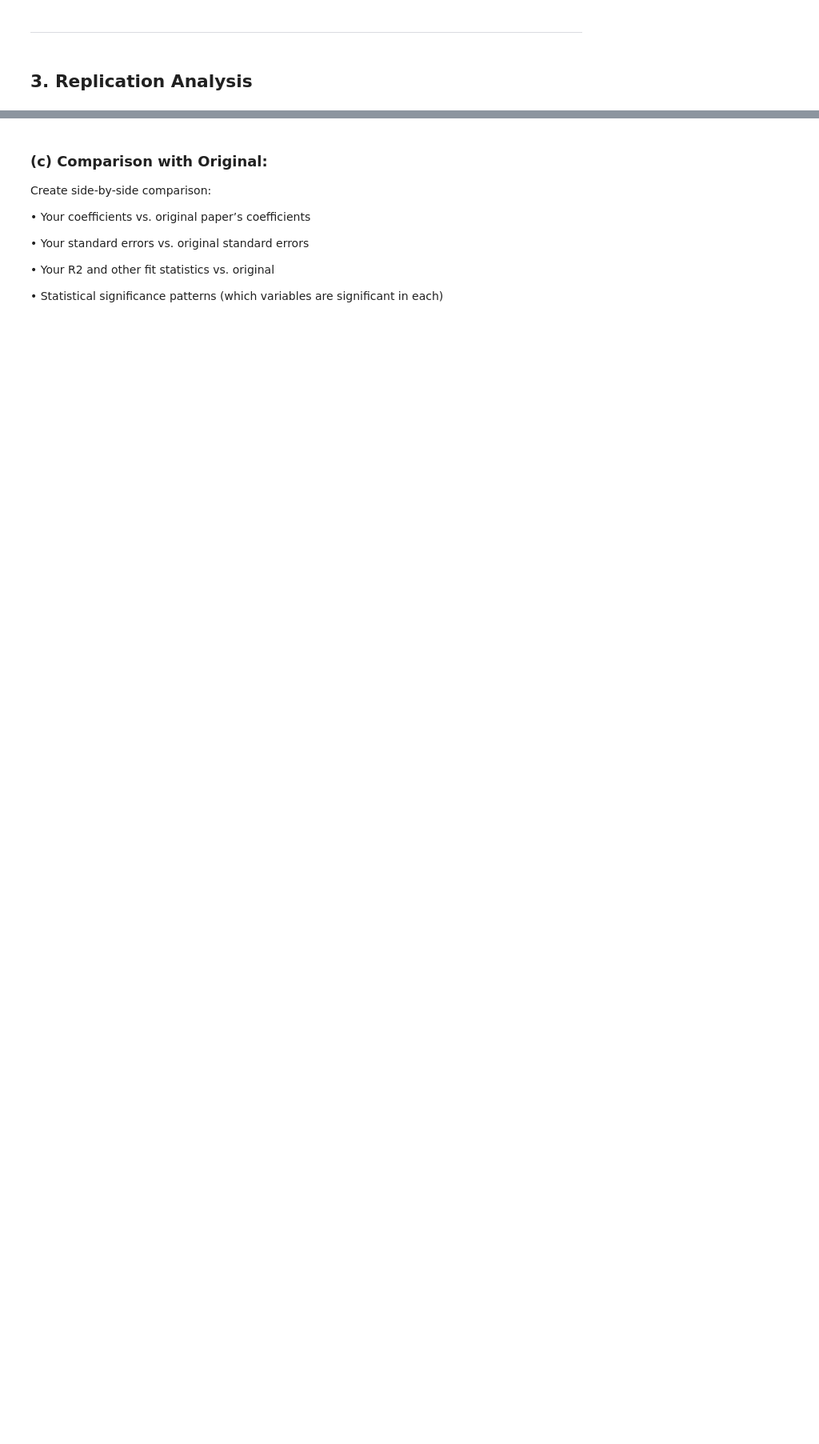
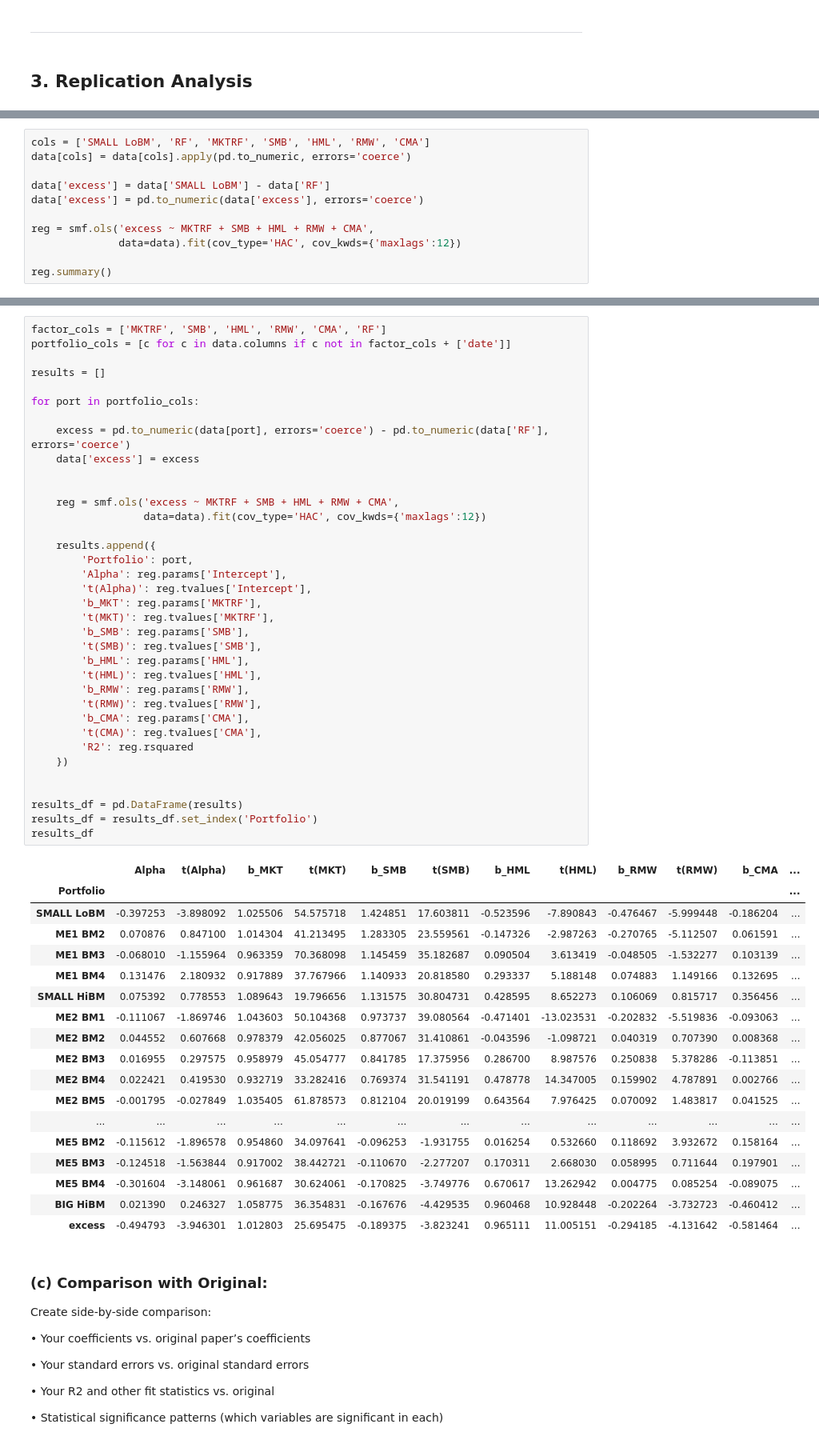
Before and after one commit to ignaciomacan/FFM, a Jupyter notebook: FFM_DRAFT_11.18.ipynb, the cells around one changed output, grey strips where cells are left out. Shown at 80% size. Saved outputs shown, nothing was run; the diff lists cells and outputs as text; blank space fills up the shorter version.

```diff
--- a/FFM_DRAFT_11.18.ipynb
+++ b/FFM_DRAFT_11.18.ipynb
@@ -446,0 +529,11 @@ to the original paper’s tables.
+# %%
+cols = ['SMALL LoBM', 'RF', 'MKTRF', 'SMB', 'HML', 'RMW', 'CMA']
+data[cols] = data[cols].apply(pd.to_numeric, errors='coerce')
+
+data['excess'] = data['SMALL LoBM'] - data['RF']
+data['excess'] = pd.to_numeric(data['excess'], errors='coerce')
+
+reg = smf.ols('excess ~ MKTRF + SMB + HML + RMW + CMA',
+              data=data).fit(cov_type='HAC', cov_kwds={'maxlags':12})
+
+reg.summary()
@@ -447,3 +564,58 @@ to the original paper’s tables.
+# %%
+factor_cols = ['MKTRF', 'SMB', 'HML', 'RMW', 'CMA', 'RF']
+portfolio_cols = [c for c in data.columns if c not in factor_cols + ['date']]
+
+results = []
+
+for port in portfolio_cols:
+
+    excess = pd.to_numeric(data[port], errors='coerce') - pd.to_numeric(data['RF'], errors='coerce')
+    data['excess'] = excess
+
+
+    reg = smf.ols('excess ~ MKTRF + SMB + HML + RMW + CMA',
+                  data=data).fit(cov_type='HAC', cov_kwds={'maxlags':12})
+
+    results.append({
+        'Portfolio': port,
+        'Alpha': reg.params['Intercept'],
+        't(Alpha)': reg.tvalues['Intercept'],
+        'b_MKT': reg.params['MKTRF'],
+        't(MKT)': reg.tvalues['MKTRF'],
+        'b_SMB': reg.params['SMB'],
+        't(SMB)': reg.tvalues['SMB'],
+        'b_HML': reg.params['HML'],
+        't(HML)': reg.tvalues['HML'],
+        'b_RMW': reg.params['RMW'],
+        't(RMW)': reg.tvalues['RMW'],
+        'b_CMA': reg.params['CMA'],
+        't(CMA)': reg.tvalues['CMA'],
+        'R2': reg.rsquared
+    })
+
+
+results_df = pd.DataFrame(results)
+results_df = results_df.set_index('Portfolio')
+results_df
+# %% [output]
+|  | Alpha | t(Alpha) | b_MKT | t(MKT) | b_SMB | t(SMB) | b_HML | t(HML) | b_RMW | t(RMW) | b_CMA | ... |
+| Portfolio |  |  |  |  |  |  |  |  |  |  |  | ... |
+| SMALL LoBM | -0.397253 | -3.898092 | 1.025506 | 54.575718 | 1.424851 | 17.603811 | -0.523596 | -7.890843 | -0.476467 | -5.999448 | -0.186204 | ... |
+| ME1 BM2 | 0.070876 | 0.847100 | 1.014304 | 41.213495 | 1.283305 | 23.559561 | -0.147326 | -2.987263 | -0.270765 | -5.112507 | 0.061591 | ... |
+| ME1 BM3 | -0.068010 | -1.155964 | 0.963359 | 70.368098 | 1.145459 | 35.182687 | 0.090504 | 3.613419 | -0.048505 | -1.532277 | 0.103139 | ... |
+| ME1 BM4 | 0.131476 | 2.180932 | 0.917889 | 37.767966 | 1.140933 | 20.818580 | 0.293337 | 5.188148 | 0.074883 | 1.149166 | 0.132695 | ... |
+| SMALL HiBM | 0.075392 | 0.778553 | 1.089643 | 19.796656 | 1.131575 | 30.804731 | 0.428595 | 8.652273 | 0.106069 | 0.815717 | 0.356456 | ... |
+| ME2 BM1 | -0.111067 | -1.869746 | 1.043603 | 50.104368 | 0.973737 | 39.080564 | -0.471401 | -13.023531 | -0.202832 | -5.519836 | -0.093063 | ... |
+| ME2 BM2 | 0.044552 | 0.607668 | 0.978379 | 42.056025 | 0.877067 | 31.410861 | -0.043596 | -1.098721 | 0.040319 | 0.707390 | 0.008368 | ... |
+| ME2 BM3 | 0.016955 | 0.297575 | 0.958979 | 45.054777 | 0.841785 | 17.375956 | 0.286700 | 8.987576 | 0.250838 | 5.378286 | -0.113851 | ... |
+| ME2 BM4 | 0.022421 | 0.419530 | 0.932719 | 33.282416 | 0.769374 | 31.541191 | 0.478778 | 14.347005 | 0.159902 | 4.787891 | 0.002766 | ... |
+| ME2 BM5 | -0.001795 | -0.027849 | 1.035405 | 61.878573 | 0.812104 | 20.019199 | 0.643564 | 7.976425 | 0.070092 | 1.483817 | 0.041525 | ... |
+| ... | ... | ... | ... | ... | ... | ... | ... | ... | ... | ... | ... | ... |
+| ME5 BM2 | -0.115612 | -1.896578 | 0.954860 | 34.097641 | -0.096253 | -1.931755 | 0.016254 | 0.532660 | 0.118692 | 3.932672 | 0.158164 | ... |
+| ME5 BM3 | -0.124518 | -1.563844 | 0.917002 | 38.442721 | -0.110670 | -2.277207 | 0.170311 | 2.668030 | 0.058995 | 0.711644 | 0.197901 | ... |
+| ME5 BM4 | -0.301604 | -3.148061 | 0.961687 | 30.624061 | -0.170825 | -3.749776 | 0.670617 | 13.262942 | 0.004775 | 0.085254 | -0.089075 | ... |
+| BIG HiBM | 0.021390 | 0.246327 | 1.058775 | 36.354831 | -0.167676 | -4.429535 | 0.960468 | 10.928448 | -0.202264 | -3.732723 | -0.460412 | ... |
+| excess | -0.494793 | -3.946301 | 1.012803 | 25.695475 | -0.189375 | -3.823241 | 0.965111 | 11.005151 | -0.294185 | -4.131642 | -0.581464 | ... |
 # %% [markdown]
 ### (c) Comparison with Original:
 
```
Also changed, not shown: parts of 7 cells of this notebook.
